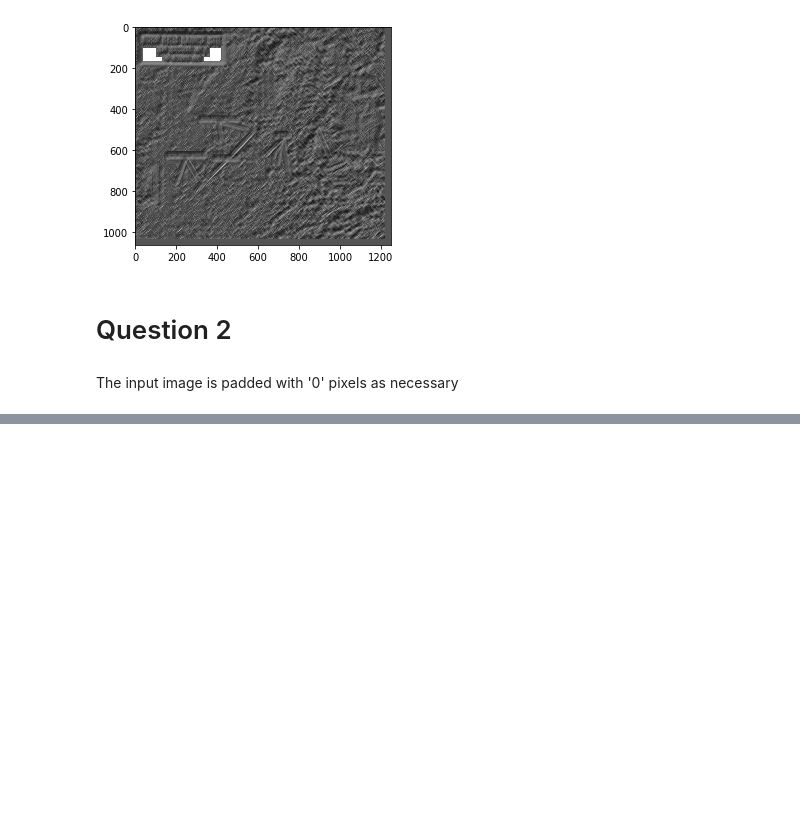
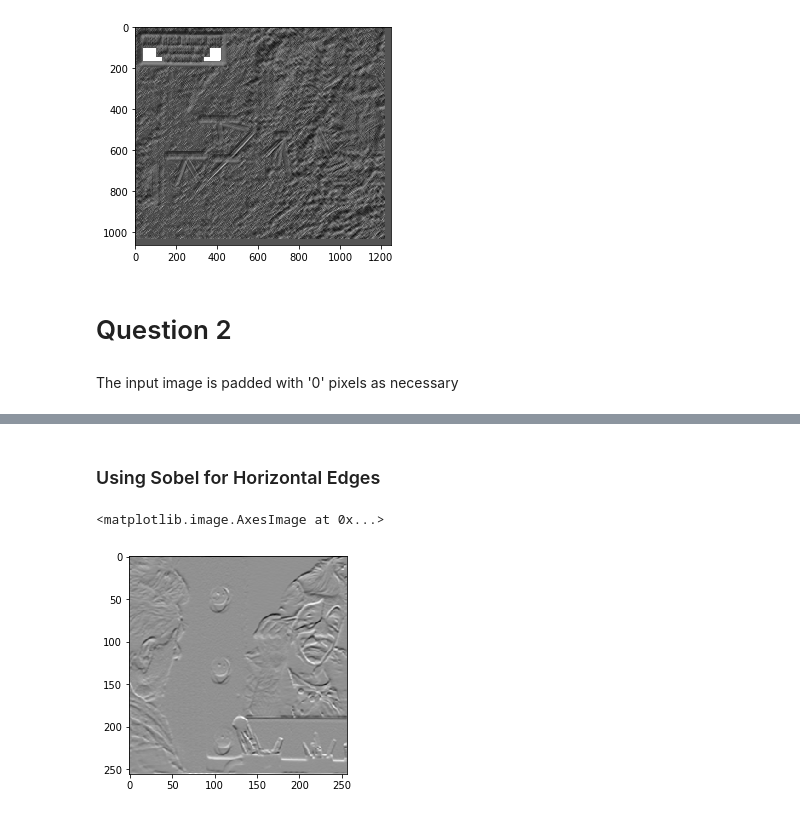
Before and after one commit to frags51/C-codes, a Jupyter notebook: assignment/deep-l/DeepL Assignment 1.ipynb, the cells around one changed output, grey strips where cells are left out. Drawn from its saved outputs; the diff is of its cells as text; code cells hidden in the pictures; blank space fills up the shorter version.

```diff
--- a/assignment/deep-l/DeepL Assignment 1.ipynb
+++ b/assignment/deep-l/DeepL Assignment 1.ipynb
@@ -195,0 +189,8 @@ IndexError: index 5 is out of bounds for axis 0 with size 5
+# %% [markdown]
+### Using Sobel for Horizontal Edges
+# %%
+q3_sby = my_conv2d((q3_in), sobel_y)
+plt.imshow(q3_sby, cmap='gray')
+# %% [output]
+<matplotlib.image.AxesImage at 0x...>
+[figure, added]
```
Also changed, not shown: parts of 12 cells of this notebook.
